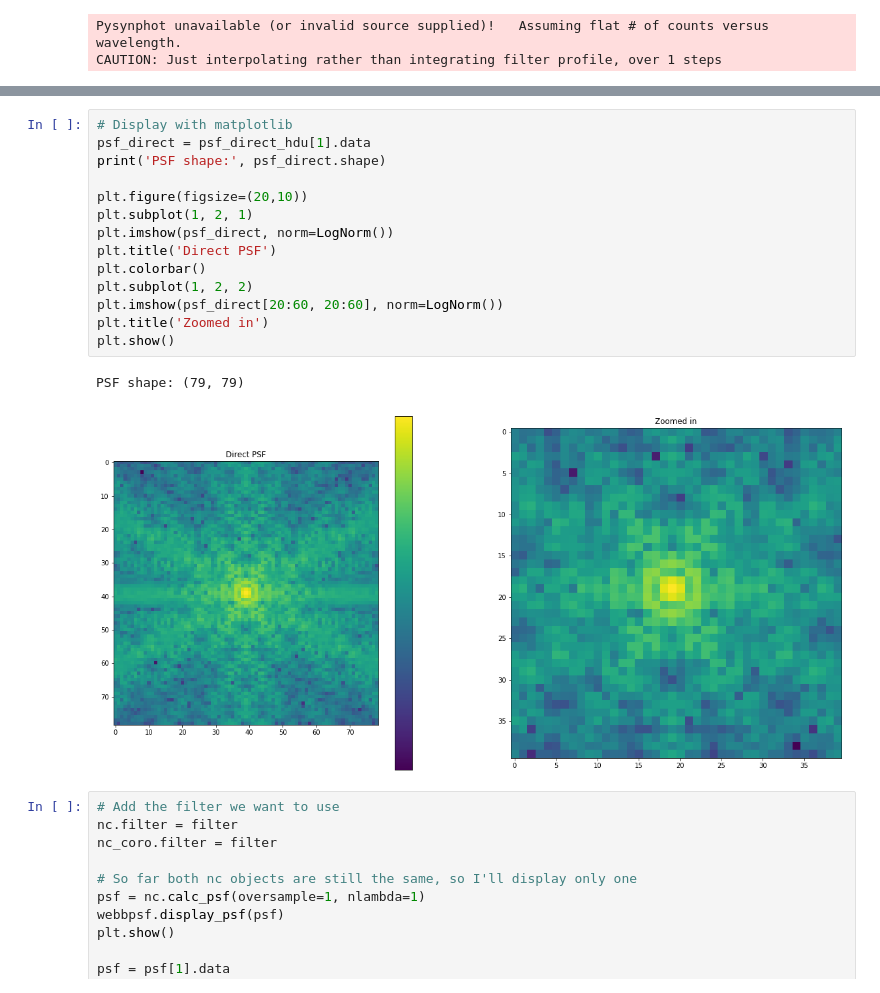
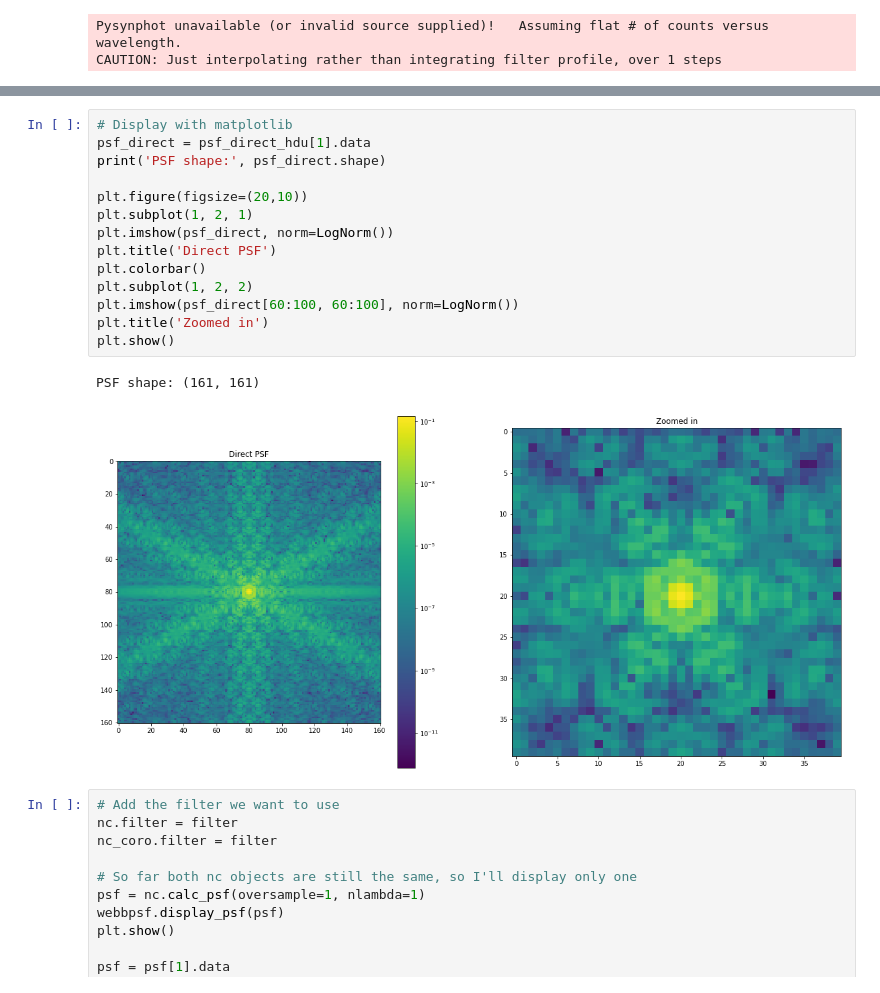
Before and after one commit to spacetelescope/PASTIS, a Jupyter notebook: Jupyter Notebooks/3_Testing the E2E simulations.ipynb, the cells around one changed output, grey strips where cells are left out. Saved outputs shown, nothing was run; the diff lists cells and outputs as text.

```diff
--- a/Jupyter Notebooks/3_Testing the E2E simulations.ipynb
+++ b/Jupyter Notebooks/3_Testing the E2E simulations.ipynb
@@ -119,20 +119,20 @@ plt.show()
 # %%
 # Display with matplotlib
 psf_direct = psf_direct_hdu[1].data
 print('PSF shape:', psf_direct.shape)
 
 plt.figure(figsize=(20,10))
 plt.subplot(1, 2, 1)
 plt.imshow(psf_direct, norm=LogNorm())
 plt.title('Direct PSF')
 plt.colorbar()
 plt.subplot(1, 2, 2)
-plt.imshow(psf_direct[20:60, 20:60], norm=LogNorm())
+plt.imshow(psf_direct[60:100, 60:100], norm=LogNorm())
 plt.title('Zoomed in')
 plt.show()
 # %% [output]
-PSF shape: (79, 79)
+PSF shape: (161, 161)
-[figure, old version]
+[figure, new version]
 # %%
 # Add the filter we want to use
 nc.filter = filter
```
Also changed, not shown: parts of 9 cells of this notebook.
